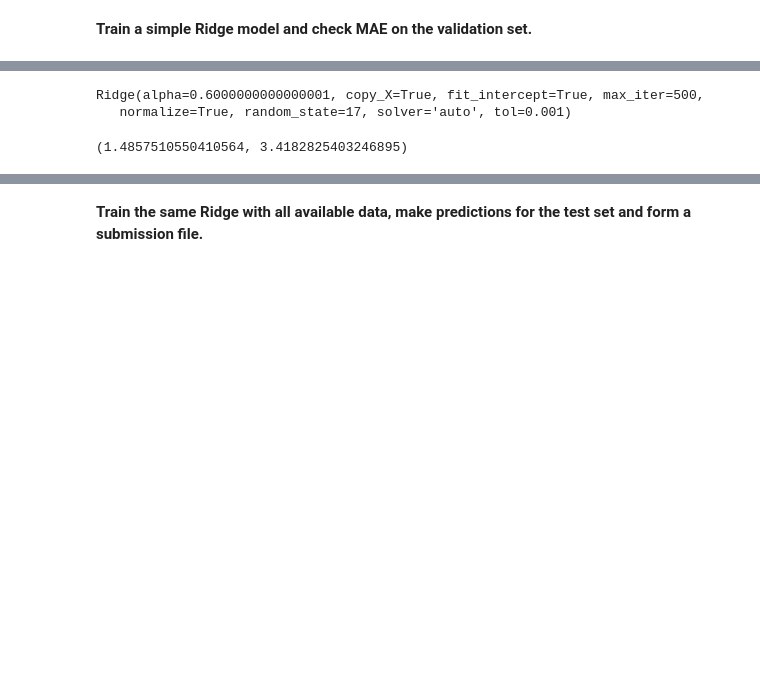
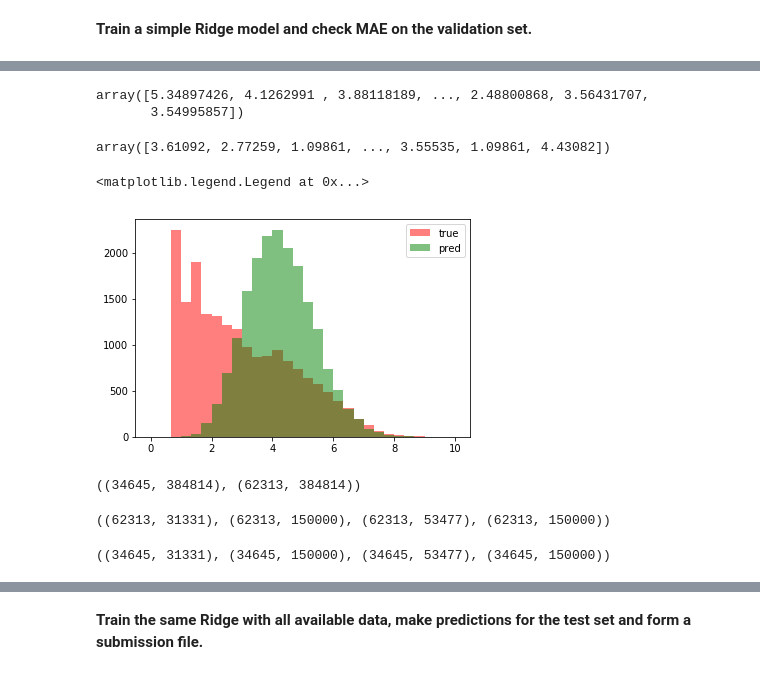
Before and after one commit to sitask/Spring2019_mlcourse.ai, a Jupyter notebook: assgn_2_medium.ipynb, the cells around one changed output, grey strips where cells are left out. Saved outputs shown, nothing was run; the diff lists cells and outputs as text; code cells hidden in the pictures; blank space fills up the shorter version.

```diff
--- a/assgn_2_medium.ipynb
+++ b/assgn_2_medium.ipynb
@@ -311,4 +362,3 @@ y_valid = y_train[train_part_size:]
 # %%
-# You code here
-ridge = Ridge(max_iter=500, random_state=17, normalize=True)
-#ridge.fit(X_train_part_sparse, y_train_part)
+ridge = Ridge(alpha=15.0, max_iter=500, random_state=17, normalize=True)
+ridge.fit(X_train_part_sparse, y_train_part)
@@ -330,5 +368,5 @@ GridSearchCV(cv=None, error_score='raise',
 # %%
-gs_pred = gs.predict(X_valid_sparse)
-valid_mae = mean_absolute_error(y_valid, gs_pred)
+ridge_pred = ridge.predict(X_valid_sparse)
+valid_mae = mean_absolute_error(y_valid, ridge_pred)
 valid_mae, np.expm1(valid_mae)
 # %% [output]
@@ -343,12 +373,0 @@ gs.best_estimator_, gs.best_params_, gs.best_score_
-# %%
-ridge3 = Ridge(alpha=0.6000000000000001, max_iter=500, random_state=17, normalize=True)
-ridge3.fit(X_train_sparse, y_train)
-# %% [output]
-Ridge(alpha=0.6000000000000001, copy_X=True, fit_intercept=True, max_iter=500,
-   normalize=True, random_state=17, solver='auto', tol=0.001)
-# %%
-ridge_pred = ridge3.predict(X_valid_sparse)
-valid_mae = mean_absolute_error(y_valid, ridge_pred)
-valid_mae, np.expm1(valid_mae)
-# %% [output]
-(1.4857510550410564, 3.4182825403246895)
@@ -356,0 +374,29 @@ ridge_test_pred = ridge3.predict(X_test_sparse)
+# %%
+ridge_pred
+# %% [output]
+array([5.34897426, 4.1262991 , 3.88118189, ..., 2.48800868, 3.56431707,
+       3.54995857])
+# %%
+y_valid
+# %% [output]
+array([3.61092, 2.77259, 1.09861, ..., 3.55535, 1.09861, 4.43082])
+# %%
+from matplotlib import pyplot as plt
+plt.hist(y_valid, bins=30, alpha=.5, color='red', label='true', range=(0,10));
+plt.hist(ridge_pred, bins=30, alpha=.5, color='green', label='pred', range=(0,10));
+plt.legend()
+# %% [output]
+<matplotlib.legend.Legend at 0x...>
+[figure, added]
+# %%
+X_test_sparse.shape, X_train_sparse.shape
+# %% [output]
+((34645, 384814), (62313, 384814))
+# %%
+X_train_author_sparse.shape, X_train_content_sparse.shape, X_train_tags_sparse.shape, X_train_title_sparse.shape
+# %% [output]
+((62313, 31331), (62313, 150000), (62313, 53477), (62313, 150000))
+# %%
+X_test_author_sparse.shape, X_test_content_sparse.shape, X_test_tags_sparse.shape, X_test_title_sparse.shape
+# %% [output]
+((34645, 31331), (34645, 150000), (34645, 53477), (34645, 150000))
```
Also changed, not shown: parts of 26 cells of this notebook, 1 other file.
